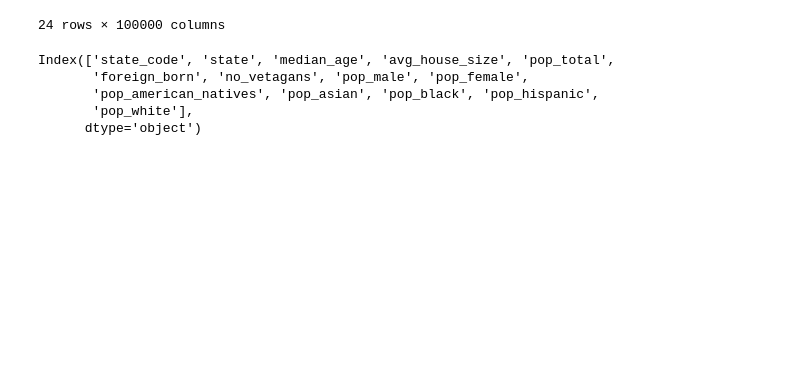
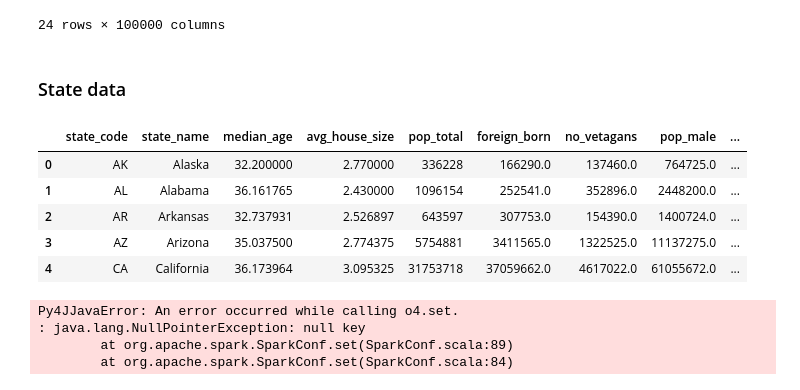
Before and after one commit to HiepPham1412/Data_Engineering_Project, a Jupyter notebook: Loans.ipynb, the cells around one changed output. Cells and saved outputs as stored; diff of their text form; code cells hidden in the pictures; blank space fills up the shorter version.

```diff
--- a/Loans.ipynb
+++ b/Loans.ipynb
@@ -155,18 +136,22 @@ df_loan[id_cols + date_cols + loan_cols + payment_cols].transpose()
 | total_rec_int | 53.04 | 894.86 | 141.10 | 118.64 | 762.23 | 130.45 | 56.27 | 65.54 | 140.68 | 135.84 | ... | ... |
 | total_rec_late_fee | 0.0 | 0.0 | 0.0 | 0.0 | 0.0 | 0.0 | 0.0 | 0.0 | 0.0 | 0.0 | ... | ... |
 24 rows × 100000 columns
-# %%
-df_demo = pd.read_csv('us-cities-demographics.csv', delimiter=';')
+# %% [markdown]
+### State data
 # %%
-def extract_state_demo(df_demo):
+def extract_state_demo():
+
+    df_demo = pd.read_json('https://public.opendatasoft.com/explore/dataset/us-cities-demographics/download/?format=json&timezone=Europe/Berlin&lang=en')
+    df_demo = pd.DataFrame(df_demo.fields.tolist())
 
     # extract population by race by city
-    df_race_city = df_demo[['City', 'Race', 'Count']]
-    df_race_city = pd.pivot_table(data=df_race_city, values='Count', index='City', columns='Race').reset_index()
+    df_race_city = df_demo[['city', 'race', 'count']]
+    df_race_city = pd.pivot_table(data=df_race_city, values='count', index='city', columns='race').reset_index()
     df_race_city.columns = ['city', 'pop_american_natives', 'pop_asian', 'pop_black', 'pop_hispanic','pop_white']
 
     # get unique records for each city
-    df_demo_city = df_demo[['City', 'State', 'State Code', 'Median Age', 'Male Population', 'Female Population', 'Total Population', 'Number of Veterans', 'Foreign-born', 'Average Household Size']]
+    df_demo_city = df_demo[['city', 'state', 'state_code', 'median_age', 'male_population', 'female_population',
+                            'count', 'number_of_veterans', 'foreign_born', 'average_household_size']]
     df_demo_city = df_demo_city.drop_duplicates()
     df_demo_city.columns = ['city', 'state_name', 'state_code', 'median_age', 'pop_male', 'pop_female', 'pop_total', 'no_vetagans', 'foreign_born', 'avg_house_size']
 
@@ -191,12 +176,25 @@ def extract_state_demo(df_demo):
 
     return df_demo_state
 # %%
-df_demo_state = extract_state_demo(df_demo)
+df_demo_state = extract_state_demo()
 # %%
-df_demo_state.columns
+df_demo_state.head()
 # %% [output]
-Index(['state_code', 'state', 'median_age', 'avg_house_size', 'pop_total',
-       'foreign_born', 'no_vetagans', 'pop_male', 'pop_female',
-       'pop_american_natives', 'pop_asian', 'pop_black', 'pop_hispanic',
-       'pop_white'],
-      dtype='object')
+|  | state_code | state_name | median_age | avg_house_size | pop_total | foreign_born | no_vetagans | pop_male | ... |
+| 0 | AK | Alaska | 32.200000 | 2.770000 | 336228 | 166290.0 | 137460.0 | 764725.0 | ... |
+| 1 | AL | Alabama | 36.161765 | 2.430000 | 1096154 | 252541.0 | 352896.0 | 2448200.0 | ... |
+| 2 | AR | Arkansas | 32.737931 | 2.526897 | 643597 | 307753.0 | 154390.0 | 1400724.0 | ... |
+| 3 | AZ | Arizona | 35.037500 | 2.774375 | 5754881 | 3411565.0 | 1322525.0 | 11137275.0 | ... |
+| 4 | CA | California | 36.173964 | 3.095325 | 31753718 | 37059662.0 | 4617022.0 | 61055672.0 | ... |
+# %%
+from pyspark.sql import SparkSession
+spark = SparkSession.builder\
+                    .master("local")\
+                    .appName("Lending Club ETL")\
+                    .config("spark.jars.packages")\
+                    .getOrCreate()
+# %% [output]
+Py4JJavaError: An error occurred while calling o4.set.
+: java.lang.NullPointerException: null key
+        at org.apache.spark.SparkConf.set(SparkConf.scala:89)
+        at org.apache.spark.SparkConf.set(SparkConf.scala:84)
```
Also changed, not shown: parts of 10 cells of this notebook.
